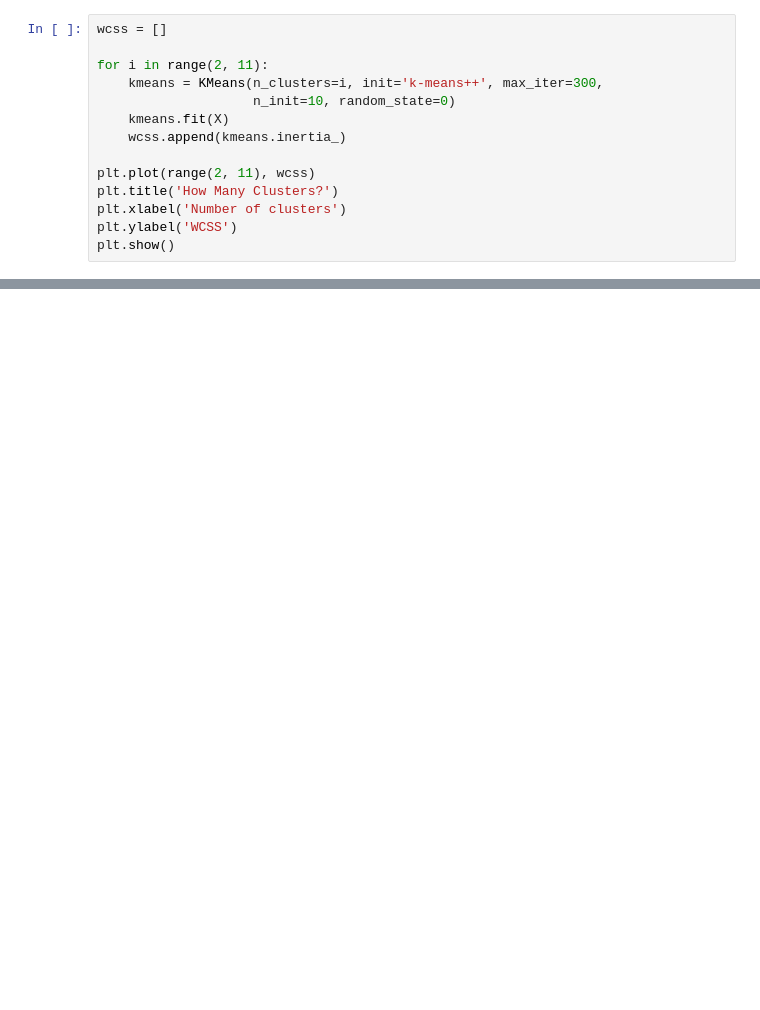
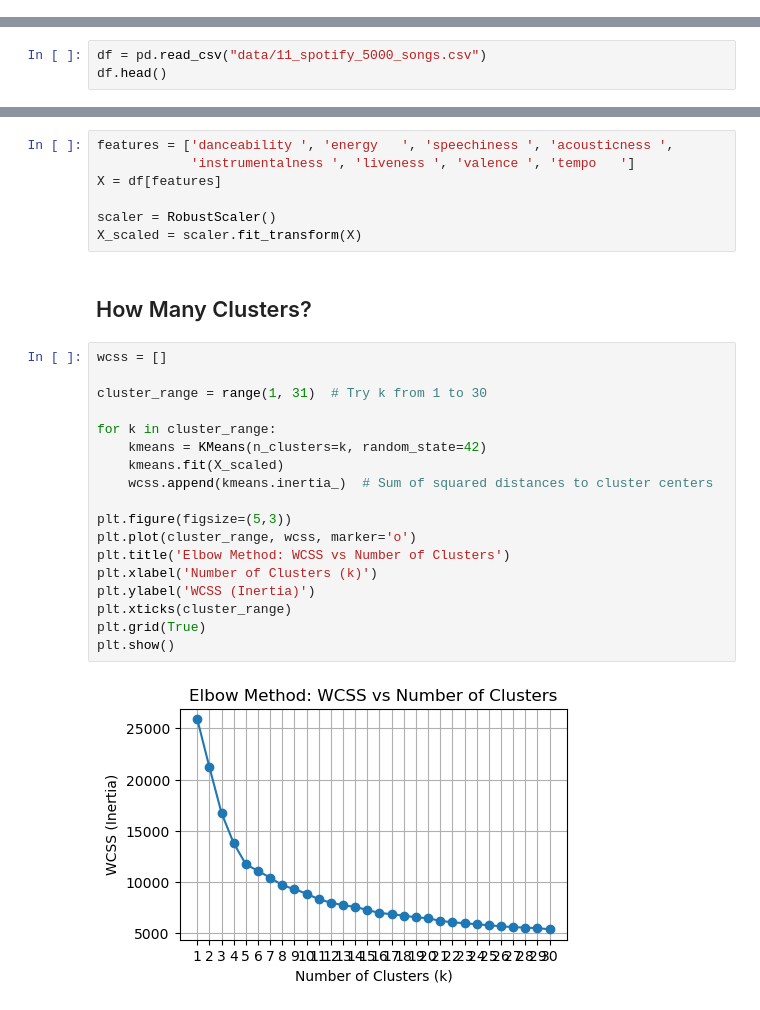
Before and after one commit to RusiaL/DMV-course, a Jupyter notebook: notebooks/11-clustering.ipynb, the cells around one changed output, grey strips where cells are left out. Saved outputs shown, nothing was run; the diff lists cells and outputs as text; blank space fills up the shorter version.

```diff
--- a/notebooks/11-clustering.ipynb
+++ b/notebooks/11-clustering.ipynb
@@ -70,14 +0,0 @@ plt.scatter(X[:, 0], X[:, 1], c=labels, s=50, cmap='viridis')
-# %%
-wcss = []
-
-for i in range(2, 11):
-    kmeans = KMeans(n_clusters=i, init='k-means++', max_iter=300,
-                    n_init=10, random_state=0)
-    kmeans.fit(X)
-    wcss.append(kmeans.inertia_)
-
-plt.plot(range(2, 11), wcss)
-plt.title('How Many Clusters?')
-plt.xlabel('Number of clusters')
-plt.ylabel('WCSS')
-plt.show()
@@ -221,0 +11,3 @@ plt.show()
+# %%
+df = pd.read_csv("data/11_spotify_5000_songs.csv")
+df.head()
@@ -221,0 +21,29 @@ plt.show()
+# %%
+features = ['danceability ', 'energy   ', 'speechiness ', 'acousticness ',
+            'instrumentalness ', 'liveness ', 'valence ', 'tempo   ']
+X = df[features]
+
+scaler = RobustScaler()
+X_scaled = scaler.fit_transform(X)
+# %% [markdown]
+## How Many Clusters?
+# %%
+wcss = []
+
+cluster_range = range(1, 31)  # Try k from 1 to 30
+
+for k in cluster_range:
+    kmeans = KMeans(n_clusters=k, random_state=42)
+    kmeans.fit(X_scaled)
+    wcss.append(kmeans.inertia_)  # Sum of squared distances to cluster centers
+
+plt.figure(figsize=(5,3))
+plt.plot(cluster_range, wcss, marker='o')
+plt.title('Elbow Method: WCSS vs Number of Clusters')
+plt.xlabel('Number of Clusters (k)')
+plt.ylabel('WCSS (Inertia)')
+plt.xticks(cluster_range)
+plt.grid(True)
+plt.show()
+# %% [output]
+[figure, added]
```
Also changed, not shown: parts of 44 cells of this notebook.
